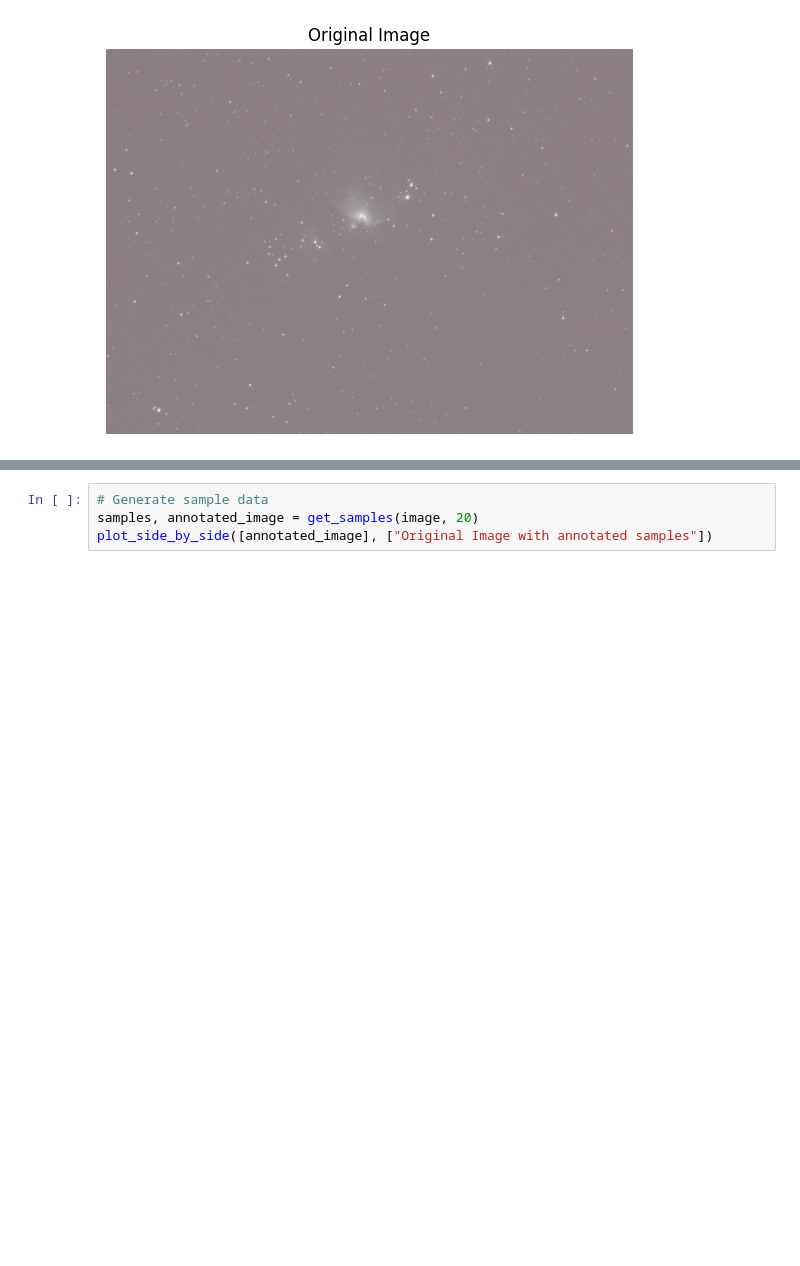
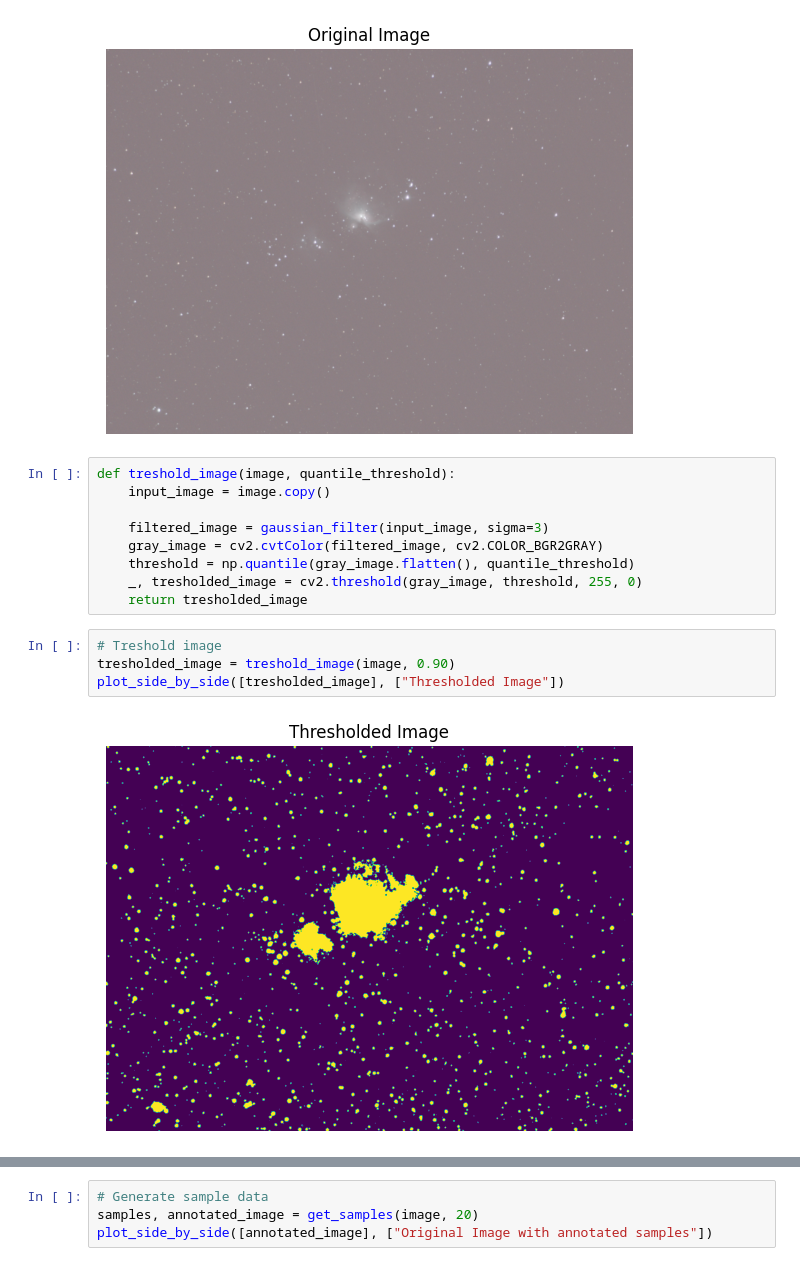
Before and after one commit to paulooctavio/astronomy, a Jupyter notebook: Background_Extraction.ipynb, the cells around one changed output, grey strips where cells are left out. Drawn from its saved outputs; the diff is of its cells as text; blank space fills up the shorter version.

Commit message:
create treshold_image function

```diff
--- a/Background_Extraction.ipynb
+++ b/Background_Extraction.ipynb
@@ -28,6 +28,21 @@ image = cv2.cvtColor(image, cv2.COLOR_BGR2RGB)
 plot_side_by_side([image], ["Original Image"])
 # %% [output]
 [figure]
+# %%
+def treshold_image(image, quantile_threshold):
+    input_image = image.copy()
+
+    filtered_image = gaussian_filter(input_image, sigma=3)
+    gray_image = cv2.cvtColor(filtered_image, cv2.COLOR_BGR2GRAY)
+    threshold = np.quantile(gray_image.flatten(), quantile_threshold)
+    _, tresholded_image = cv2.threshold(gray_image, threshold, 255, 0)
+    return tresholded_image
+# %%
+# Treshold image
+tresholded_image = treshold_image(image, 0.90)
+plot_side_by_side([tresholded_image], ["Thresholded Image"])
+# %% [output]
+[figure, added]
 # %%
 def get_samples(image, samples_per_line, quantile_threshold=0.90, border_offset=20):
     annotated_image = image.copy()
```
Also changed, not shown: parts of 2 cells of this notebook.
